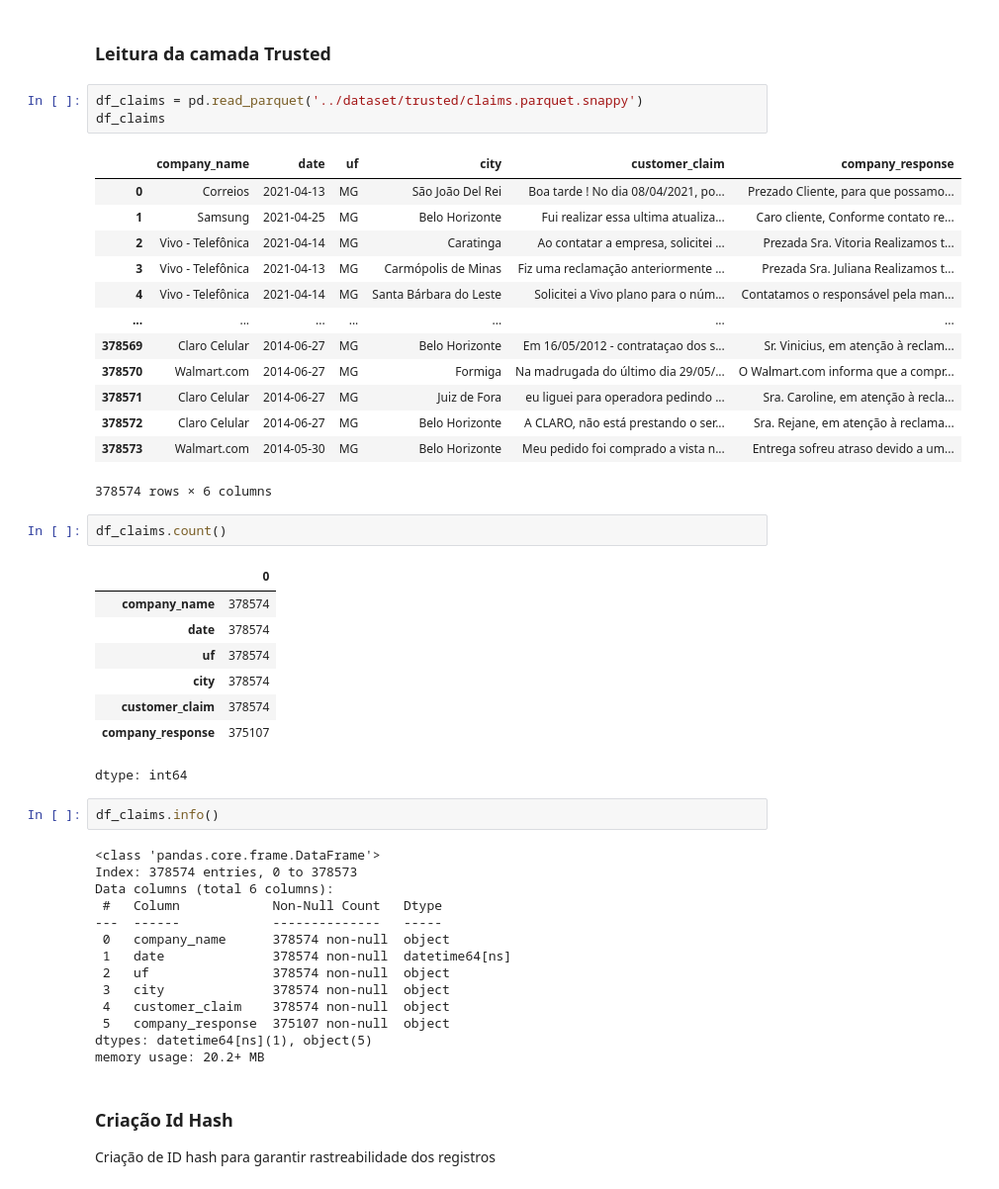
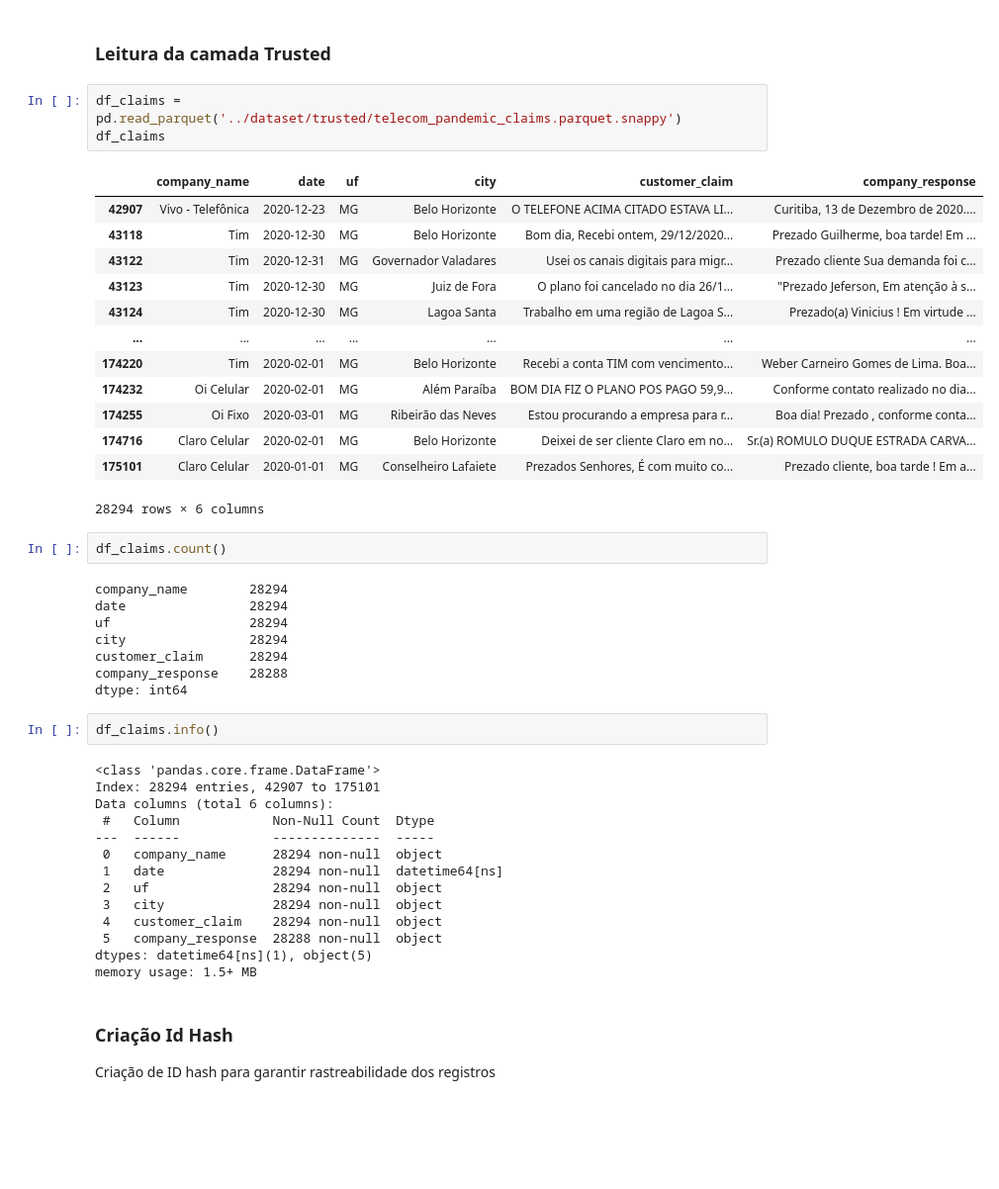
Before and after one commit to Squinelato/eEDB-002-2024-3, a Jupyter notebook: preprocessing/refined_layer.ipynb, the cells around one changed output. Shown at 99% size. Saved outputs shown, nothing was run; the diff lists cells and outputs as text; blank space fills up the shorter version.

```diff
--- a/preprocessing/refined_layer.ipynb
+++ b/preprocessing/refined_layer.ipynb
@@ -43,49 +19,48 @@ from gensim.utils import simple_preprocess
 # %% [markdown]
 ### Leitura da camada Trusted
 # %%
-df_claims = pd.read_parquet('../dataset/trusted/claims.parquet.snappy')
+df_claims = pd.read_parquet('../dataset/trusted/telecom_pandemic_claims.parquet.snappy')
 df_claims
 # %% [output]
 |  | company_name | date | uf | city | customer_claim | company_response |
-| 0 | Correios | 2021-04-13 | MG | São João Del Rei | Boa tarde ! No dia 08/04/2021, po... | Prezado Cliente, para que possamo... |
-| 1 | Samsung | 2021-04-25 | MG | Belo Horizonte | Fui realizar essa ultima atualiza... | Caro cliente, Conforme contato re... |
-| 2 | Vivo - Telefônica | 2021-04-14 | MG | Caratinga | Ao contatar a empresa, solicitei ... | Prezada Sra. Vitoria Realizamos t... |
-| 3 | Vivo - Telefônica | 2021-04-13 | MG | Carmópolis de Minas | Fiz uma reclamação anteriormente ... | Prezada Sra. Juliana Realizamos t... |
-| 4 | Vivo - Telefônica | 2021-04-14 | MG | Santa Bárbara do Leste | Solicitei a Vivo plano para o núm... | Contatamos o responsável pela man... |
+| 42907 | Vivo - Telefônica | 2020-12-23 | MG | Belo Horizonte | O TELEFONE ACIMA CITADO ESTAVA LI... | Curitiba, 13 de Dezembro de 2020.... |
+| 43118 | Tim | 2020-12-30 | MG | Belo Horizonte | Bom dia, Recebi ontem, 29/12/2020... | Prezado Guilherme, boa tarde! Em ... |
+| 43122 | Tim | 2020-12-31 | MG | Governador Valadares | Usei os canais digitais para migr... | Prezado cliente Sua demanda foi c... |
+| 43123 | Tim | 2020-12-30 | MG | Juiz de Fora | O plano foi cancelado no dia 26/1... | "Prezado Jeferson, Em atenção à s... |
+| 43124 | Tim | 2020-12-30 | MG | Lagoa Santa | Trabalho em uma região de Lagoa S... | Prezado(a) Vinicius ! Em virtude ... |
 | ... | ... | ... | ... | ... | ... | ... |
-| 378569 | Claro Celular | 2014-06-27 | MG | Belo Horizonte | Em 16/05/2012 - contrataçao dos s... | Sr. Vinicius, em atenção à reclam... |
-| 378570 | Walmart.com | 2014-06-27 | MG | Formiga | Na madrugada do último dia 29/05/... | O Walmart.com informa que a compr... |
-| 378571 | Claro Celular | 2014-06-27 | MG | Juiz de Fora | eu liguei para operadora pedindo ... | Sra. Caroline, em atenção à recla... |
-| 378572 | Claro Celular | 2014-06-27 | MG | Belo Horizonte | A CLARO, não está prestando o ser... | Sra. Rejane, em atenção à reclama... |
-| 378573 | Walmart.com | 2014-05-30 | MG | Belo Horizonte | Meu pedido foi comprado a vista n... | Entrega sofreu atraso devido a um... |
+| 174220 | Tim | 2020-02-01 | MG | Belo Horizonte | Recebi a conta TIM com vencimento... | Weber Carneiro Gomes de Lima. Boa... |
+| 174232 | Oi Celular | 2020-02-01 | MG | Além Paraíba | BOM DIA FIZ O PLANO POS PAGO 59,9... | Conforme contato realizado no dia... |
+| 174255 | Oi Fixo | 2020-03-01 | MG | Ribeirão das Neves | Estou procurando a empresa para r... | Boa dia! Prezado , conforme conta... |
+| 174716 | Claro Celular | 2020-02-01 | MG | Belo Horizonte | Deixei de ser cliente Claro em no... | Sr.(a) ROMULO DUQUE ESTRADA CARVA... |
+| 175101 | Claro Celular | 2020-01-01 | MG | Conselheiro Lafaiete | Prezados Senhores, É com muito co... | Prezado cliente, boa tarde ! Em a... |
-378574 rows × 6 columns
+28294 rows × 6 columns
 # %%
 df_claims.count()
 # %% [output]
-|  | 0 |
-| company_name | 378574 |
-| date | 378574 |
-| uf | 378574 |
-| city | 378574 |
-| customer_claim | 378574 |
-| company_response | 375107 |
+company_name        28294
+date                28294
+uf                  28294
+city                28294
+customer_claim      28294
+company_response    28288
 dtype: int64
 # %%
 df_claims.info()
 # %% [output]
 <class 'pandas.core.frame.DataFrame'>
-Index: 378574 entries, 0 to 378573
+Index: 28294 entries, 42907 to 175101
 Data columns (total 6 columns):
- #   Column            Non-Null Count   Dtype
----  ------            --------------   -----
- 0   company_name      378574 non-null  object
- 1   date              378574 non-null  datetime64[ns]
- 2   uf                378574 non-null  object
- 3   city              378574 non-null  object
- 4   customer_claim    378574 non-null  object
- 5   company_response  375107 non-null  object
+ #   Column            Non-Null Count  Dtype
+---  ------            --------------  -----
+ 0   company_name      28294 non-null  object
+ 1   date              28294 non-null  datetime64[ns]
+ 2   uf                28294 non-null  object
+ 3   city              28294 non-null  object
+ 4   customer_claim    28294 non-null  object
+ 5   company_response  28288 non-null  object
 dtypes: datetime64[ns](1), object(5)
-memory usage: 20.2+ MB
+memory usage: 1.5+ MB
 # %% [markdown]
 ### Criação Id Hash
 Criação de ID hash para garantir rastreabilidade dos registros
```
Also changed, not shown: parts of 6 cells of this notebook, 8 other files.
